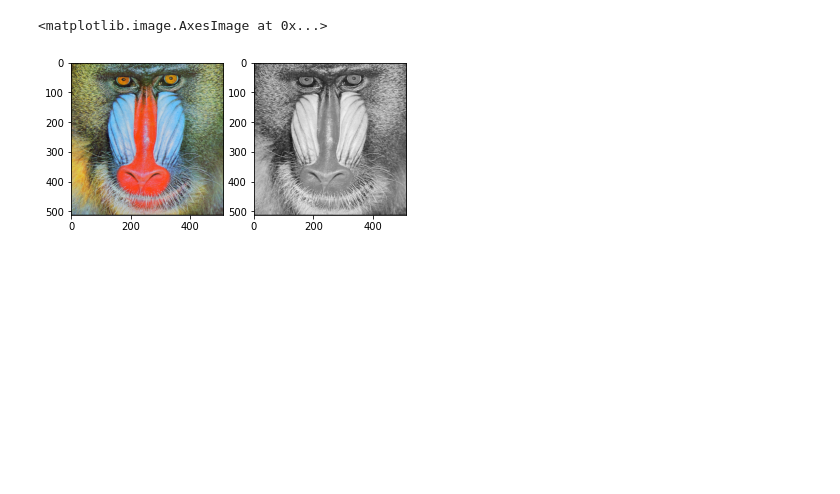
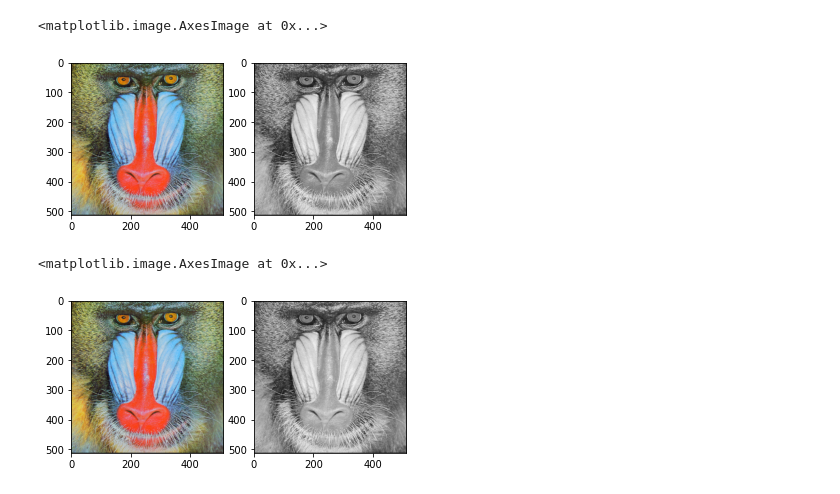
Before and after one commit to sellauno/PVCK_1, a Jupyter notebook: Week3.ipynb, the cells around one changed output. Drawn from its saved outputs; the diff is of its cells as text; code cells hidden in the pictures; blank space fills up the shorter version.

```diff
--- a/Week3.ipynb
+++ b/Week3.ipynb
@@ -103,6 +103,22 @@ ax[1].imshow(brightness_image, cmap='gray')
 # %% [output]
 <matplotlib.image.AxesImage at 0x...>
 [figure]
+# %%
+original = cv.imread('/content/drive/MyDrive/Images/mandrill.tiff')
+img = cv.cvtColor(original, cv.COLOR_BGR2RGB)
+
+R, G, B = img[:,:,0], img[:,:,1],img[:,:,2]
+max_channels = np.maximum(np.maximum(R,G),B)
+min_channels = np.minimum(np.minimum(R,G),B)
+
+brightness_image = max_channels/ 2 + min_channels / 2
+
+fig, ax = plt.subplots(1,2)
+ax[0].imshow(img)
+ax[1].imshow(brightness_image, cmap='gray')
+# %% [output]
+<matplotlib.image.AxesImage at 0x...>
+[figure, added]
 # %%
 original = cv.imread('/content/drive/MyDrive/Images/mandrill.tiff')
 img = cv.cvtColor(original, cv.COLOR_BGR2RGB)
```
Also changed, not shown: parts of 2 cells of this notebook.
